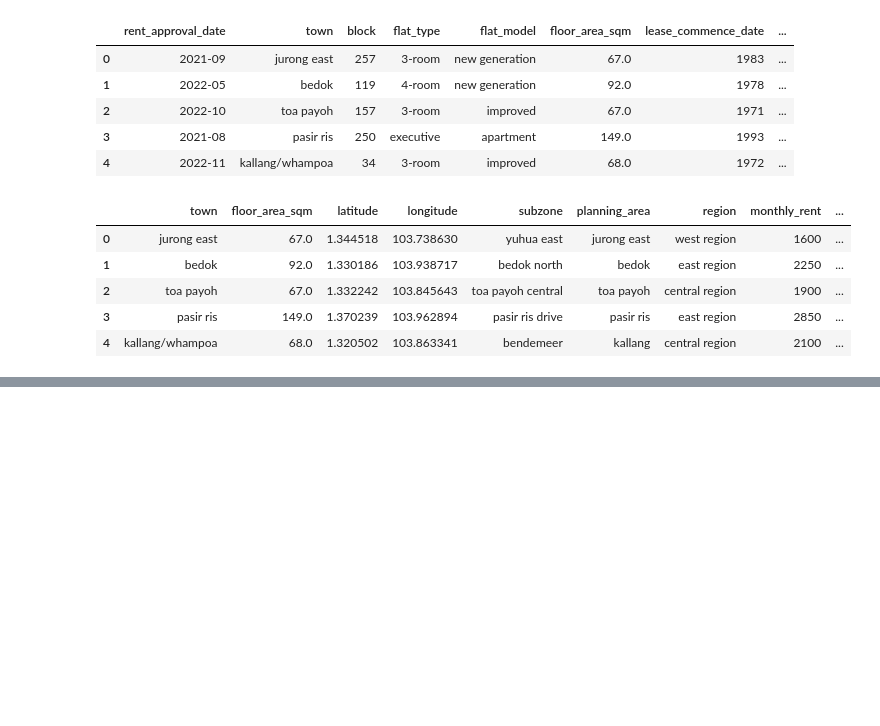
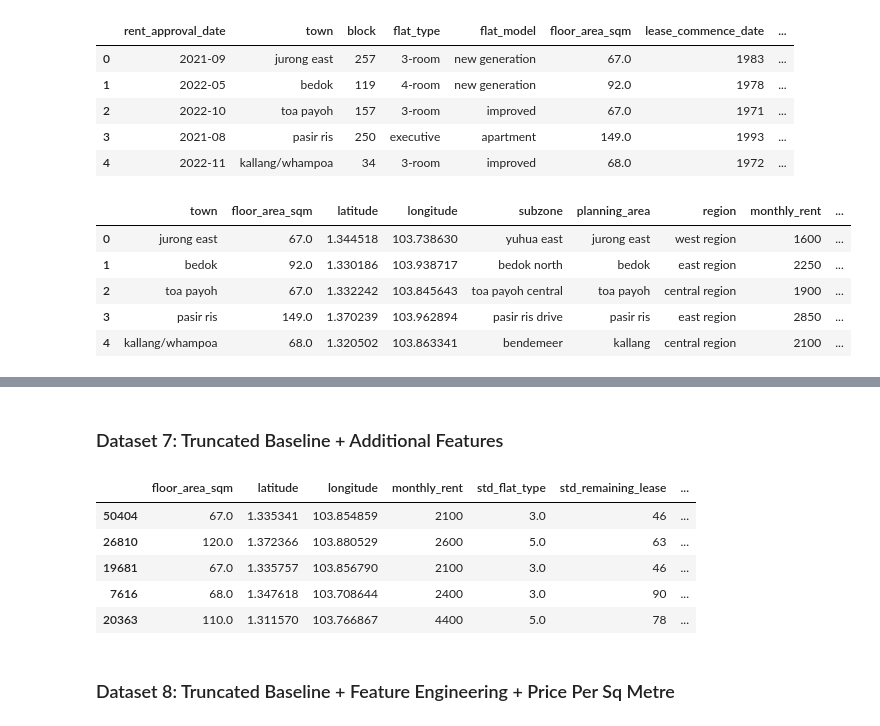
Before and after one commit to benhgm/cs5228_flat_rental, a Jupyter notebook: generate_data.ipynb, the cells around one changed output, grey strips where cells are left out. Saved outputs shown, nothing was run; the diff lists cells and outputs as text; code cells hidden in the pictures; blank space fills up the shorter version.

Commit message:
generate more data

```diff
--- a/generate_data.ipynb
+++ b/generate_data.ipynb
@@ -236,4 +228,38 @@ target_encoding_df.head()
+# %% [markdown]
+### Dataset 7: Truncated Baseline + Additional Features
+# %%
+truncated_feat_eng_df = cleaned_df
+
+truncated_feat_eng_df['std_flat_type'] = truncated_feat_eng_df.apply(lambda x: std_flat_type(x['flat_type'], x['lease_commence_date']), axis=1)
+truncated_feat_eng_df['std_flat_model'] = truncated_feat_eng_df.apply(lambda x: std_flat_model(x['flat_model']), axis=1)
+truncated_feat_eng_df['std_remaining_lease'] = truncated_feat_eng_df.apply(lambda x: std_remaining_lease(x['lease_commence_date'], 2023), axis=1)
+
+truncated_feat_eng_df = preprocess_region(truncated_feat_eng_df)
+truncated_feat_eng_df = preprocess_planning_area(truncated_feat_eng_df)
+truncated_feat_eng_df = preprocess_flat_model(truncated_feat_eng_df)
+
+truncated_feat_eng_df = preprocess_rent_approval_date(truncated_feat_eng_df)
+truncated_feat_eng_df = truncated_feat_eng_df.drop(columns=['block', 'flat_type', 'town', 'subzone', 'lease_commence_date'])
+# %%
+coe_prices = pd.read_csv("data/auxiliary-data/auxiliary-data/sg-coe-prices.csv")
+mean_coe_prices, truncated_feat_eng_df = compute_mean_coe_prices(coe_prices, truncated_feat_eng_df)
+
+amenities_df = pd.read_csv("data/auxiliary-data/auxiliary-data/amenity_data_allmrt.csv")
+truncated_feat_eng_df = count_amenity(truncated_feat_eng_df, amenities_df, 0.8)
 # %%
-target_encoding_baseline_train, target_encoding_baseline_val = train_test_split(target_encoding_df, test_size=0.1, random_state=42)
-target_encoding_baseline_train.to_csv("data/train/target_encoding_baseline_train.csv", index=False)
-target_encoding_baseline_val.to_csv("data/train/target_encoding_baseline_train.csv", index=False)
+truncated_feat_eng_df_train, truncated_feat_eng_df_val = train_test_split(truncated_feat_eng_df, test_size=0.1, random_state=42)
+truncated_feat_eng_df_train = truncated_feat_eng_df_train.dropna()
+truncated_feat_eng_df_val = truncated_feat_eng_df_val.dropna()
+truncated_feat_eng_df_train.to_csv("data/train/truncated_feat_eng_train.csv", index=False)
+truncated_feat_eng_df_val.to_csv("data/train/truncated_feat_eng_val.csv", index=False)
+# %%
+truncated_feat_eng_df_train.head()
+# %% [output]
+|  | floor_area_sqm | latitude | longitude | monthly_rent | std_flat_type | std_remaining_lease | ... |
+| 50404 | 67.0 | 1.335341 | 103.854859 | 2100 | 3.0 | 46 | ... |
+| 26810 | 120.0 | 1.372366 | 103.880529 | 2600 | 5.0 | 63 | ... |
+| 19681 | 67.0 | 1.335757 | 103.856790 | 2100 | 3.0 | 46 | ... |
+| 7616 | 68.0 | 1.347618 | 103.708644 | 2400 | 3.0 | 90 | ... |
+| 20363 | 110.0 | 1.311570 | 103.766867 | 4400 | 5.0 | 78 | ... |
+# %% [markdown]
+### Dataset 8: Truncated Baseline + Feature Engineering + Price Per Sq Metre
```
Also changed, not shown: parts of 9 cells of this notebook, 1 other file.
